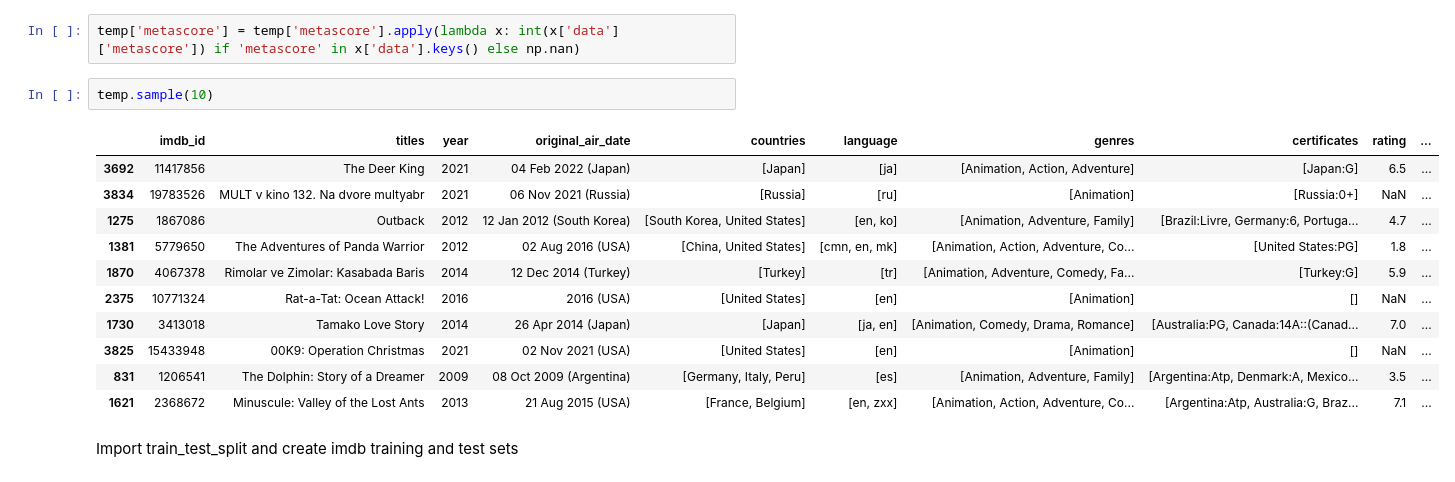
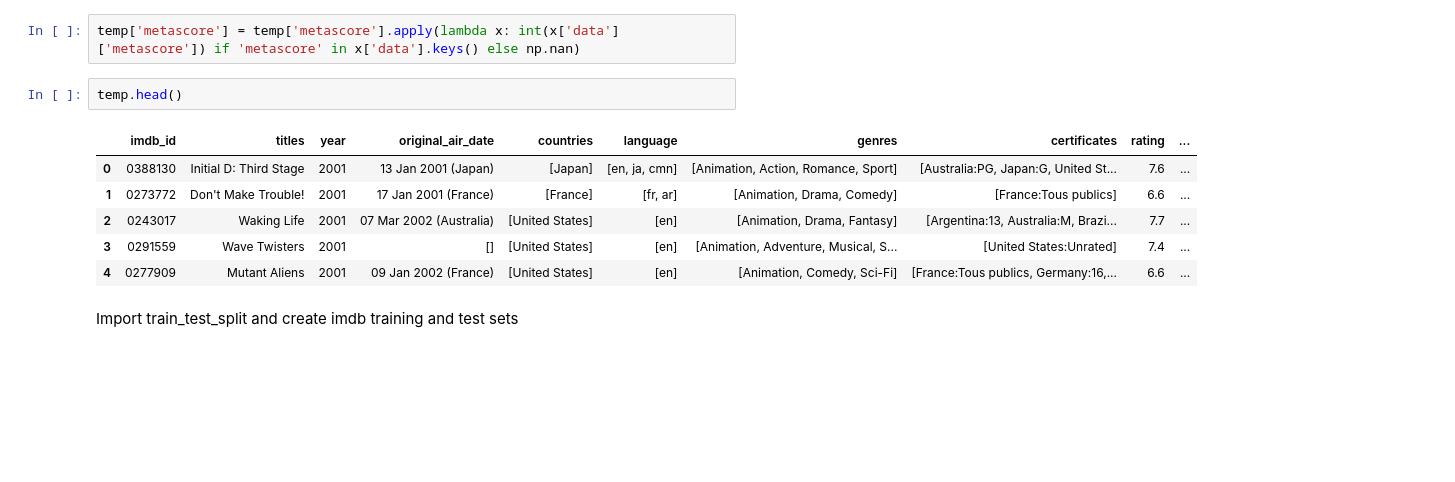
Before and after one commit to wrlaxboy151/may22-lunar-outpost, a Jupyter notebook: Data/Exploratory Data Analysis CDR.ipynb, the cells around one changed output. Saved outputs shown, nothing was run; the diff lists cells and outputs as text; blank space fills up the shorter version.

```diff
--- a/Data/Exploratory Data Analysis CDR.ipynb
+++ b/Data/Exploratory Data Analysis CDR.ipynb
@@ -22,19 +22,14 @@ temp['runtimes'] = temp['runtimes'].apply(lambda x: int(x[0]) if type(x[0]) == s
 # %%
 temp['metascore'] = temp['metascore'].apply(lambda x: int(x['data']['metascore']) if 'metascore' in x['data'].keys() else np.nan)
 # %%
-temp.sample(10)
+temp.head()
 # %% [output]
 |  | imdb_id | titles | year | original_air_date | countries | language | genres | certificates | rating | ... |
-| 3692 | 11417856 | The Deer King | 2021 | 04 Feb 2022 (Japan) | [Japan] | [ja] | [Animation, Action, Adventure] | [Japan:G] | 6.5 | ... |
-| 3834 | 19783526 | MULT v kino 132. Na dvore multyabr | 2021 | 06 Nov 2021 (Russia) | [Russia] | [ru] | [Animation] | [Russia:0+] | NaN | ... |
-| 1275 | 1867086 | Outback | 2012 | 12 Jan 2012 (South Korea) | [South Korea, United States] | [en, ko] | [Animation, Adventure, Family] | [Brazil:Livre, Germany:6, Portuga... | 4.7 | ... |
-| 1381 | 5779650 | The Adventures of Panda Warrior | 2012 | 02 Aug 2016 (USA) | [China, United States] | [cmn, en, mk] | [Animation, Action, Adventure, Co... | [United States:PG] | 1.8 | ... |
-| 1870 | 4067378 | Rimolar ve Zimolar: Kasabada Baris | 2014 | 12 Dec 2014 (Turkey) | [Turkey] | [tr] | [Animation, Adventure, Comedy, Fa... | [Turkey:G] | 5.9 | ... |
-| 2375 | 10771324 | Rat-a-Tat: Ocean Attack! | 2016 | 2016 (USA) | [United States] | [en] | [Animation] | [] | NaN | ... |
-| 1730 | 3413018 | Tamako Love Story | 2014 | 26 Apr 2014 (Japan) | [Japan] | [ja, en] | [Animation, Comedy, Drama, Romance] | [Australia:PG, Canada:14A::(Canad... | 7.0 | ... |
-| 3825 | 15433948 | 00K9: Operation Christmas | 2021 | 02 Nov 2021 (USA) | [United States] | [en] | [Animation] | [] | NaN | ... |
-| 831 | 1206541 | The Dolphin: Story of a Dreamer | 2009 | 08 Oct 2009 (Argentina) | [Germany, Italy, Peru] | [es] | [Animation, Adventure, Family] | [Argentina:Atp, Denmark:A, Mexico... | 3.5 | ... |
-| 1621 | 2368672 | Minuscule: Valley of the Lost Ants | 2013 | 21 Aug 2015 (USA) | [France, Belgium] | [en, zxx] | [Animation, Action, Adventure, Co... | [Argentina:Atp, Australia:G, Braz... | 7.1 | ... |
+| 0 | 0388130 | Initial D: Third Stage | 2001 | 13 Jan 2001 (Japan) | [Japan] | [en, ja, cmn] | [Animation, Action, Romance, Sport] | [Australia:PG, Japan:G, United St... | 7.6 | ... |
+| 1 | 0273772 | Don't Make Trouble! | 2001 | 17 Jan 2001 (France) | [France] | [fr, ar] | [Animation, Drama, Comedy] | [France:Tous publics] | 6.6 | ... |
+| 2 | 0243017 | Waking Life | 2001 | 07 Mar 2002 (Australia) | [United States] | [en] | [Animation, Drama, Fantasy] | [Argentina:13, Australia:M, Brazi... | 7.7 | ... |
+| 3 | 0291559 | Wave Twisters | 2001 | [] | [United States] | [en] | [Animation, Adventure, Musical, S... | [United States:Unrated] | 7.4 | ... |
+| 4 | 0277909 | Mutant Aliens | 2001 | 09 Jan 2002 (France) | [United States] | [en] | [Animation, Comedy, Sci-Fi] | [France:Tous publics, Germany:16,... | 6.6 | ... |
 # %% [markdown]
 Import train_test_split and create imdb training and test sets
 # %%
```
Also changed, not shown: parts of 1 cell of this notebook, 1 other file.
